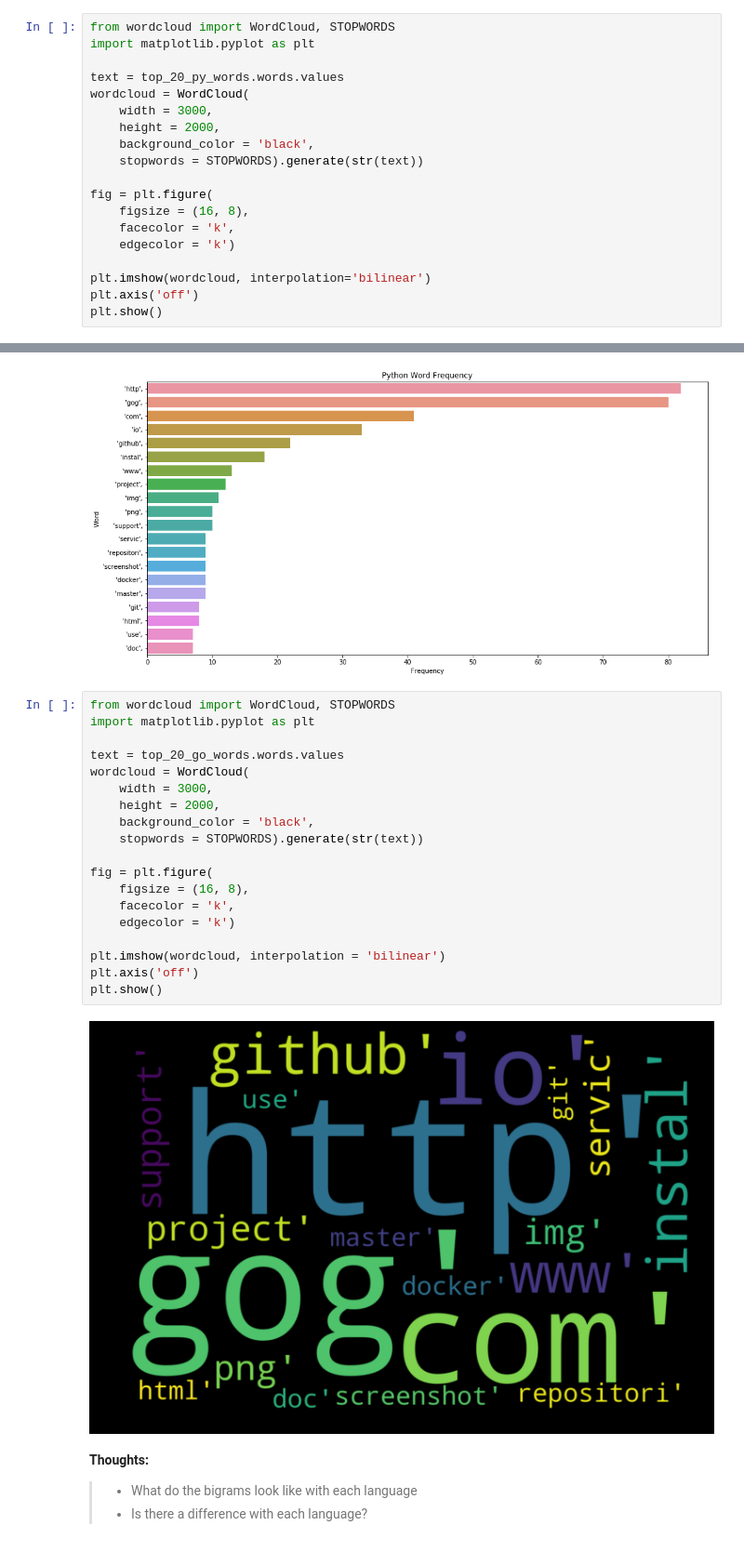
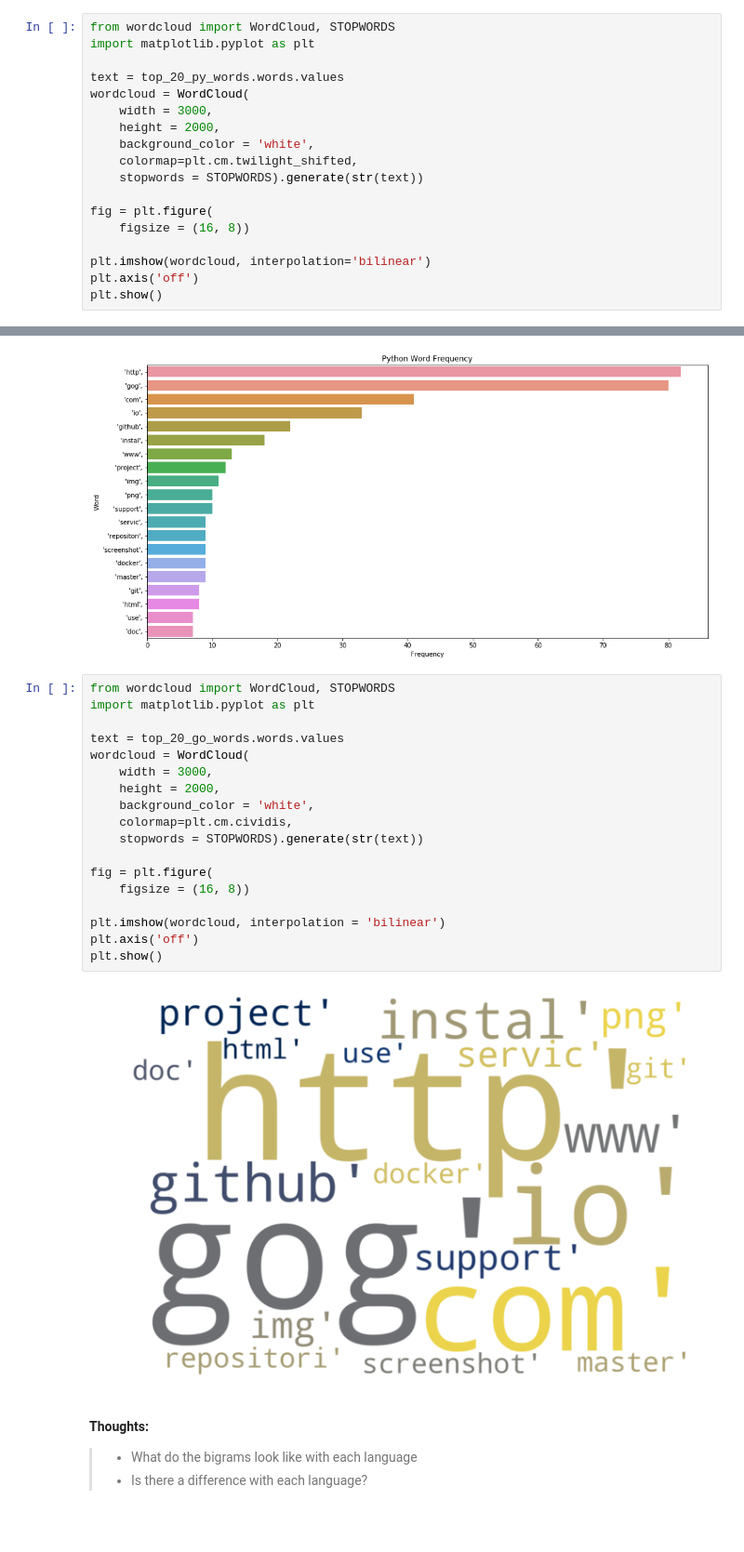
Before and after one commit to nlp-101/github_nlp, a Jupyter notebook: NLP_Project.ipynb, the cells around one changed output, grey strips where cells are left out. Shown: that part at 93% size. Drawn from its saved outputs; the diff is of its cells as text.

Commit message:
changed color of chart

```diff
--- a/NLP_Project.ipynb
+++ b/NLP_Project.ipynb
@@ -334,13 +335,12 @@ text = top_20_py_words.words.values
 wordcloud = WordCloud(
     width = 3000,
     height = 2000,
-    background_color = 'black',
+    background_color = 'white',
+    colormap=plt.cm.twilight_shifted,
     stopwords = STOPWORDS).generate(str(text))
 
 fig = plt.figure(
-    figsize = (16, 8),
-    facecolor = 'k',
-    edgecolor = 'k')
+    figsize = (16, 8))
 
 plt.imshow(wordcloud, interpolation='bilinear')
 plt.axis('off')
@@ -365,24 +365,23 @@ plt.show()
 # %%
 from wordcloud import WordCloud, STOPWORDS
 import matplotlib.pyplot as plt
 
 text = top_20_go_words.words.values
 wordcloud = WordCloud(
     width = 3000,
     height = 2000,
-    background_color = 'black',
+    background_color = 'white',
+    colormap=plt.cm.cividis,
     stopwords = STOPWORDS).generate(str(text))
 
 fig = plt.figure(
-    figsize = (16, 8),
-    facecolor = 'k',
-    edgecolor = 'k')
+    figsize = (16, 8))
 
 plt.imshow(wordcloud, interpolation = 'bilinear')
 plt.axis('off')
 plt.show()
 # %% [output]
-[figure, old version]
+[figure, new version]
 # %% [markdown]
 **Thoughts:**
 >- What do the bigrams look like with each language
```
Also changed, not shown: parts of 3 cells of this notebook.
